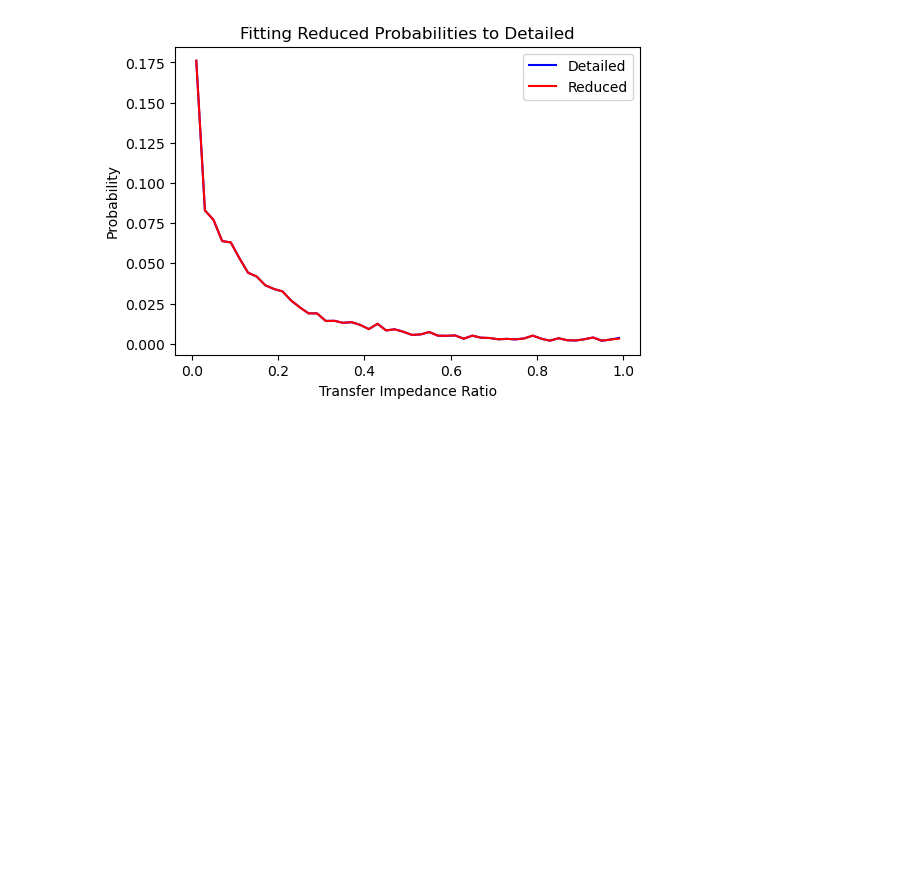
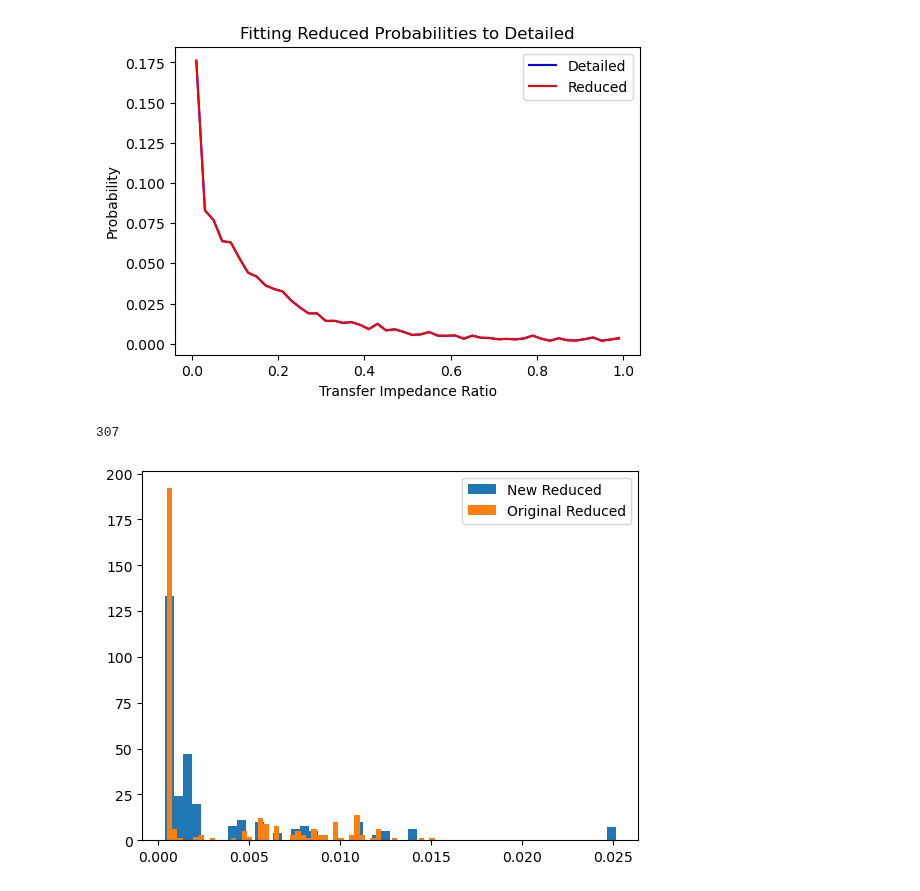
Before and after one commit to davidfague/Neural-Modeling, a Jupyter notebook: notebooks/compare_segment_probs.ipynb, the cells around one changed output. Drawn from its saved outputs; the diff is of its cells as text; code cells hidden in the pictures; blank space fills up the shorter version.

```diff
--- a/notebooks/compare_segment_probs.ipynb
+++ b/notebooks/compare_segment_probs.ipynb
@@ -260,3 +300,14 @@ new_reduced_probs = plot_new_reduced_distribution(simulations_to_compare, num_bi
 # reduced seg probs
 simulations_to_compare["Reduced"]["segs"]["original_probs"] = simulations_to_compare["Reduced"]["segs"]["L"] / sum(simulations_to_compare["Reduced"]["segs"]["L"])
 simulations_to_compare["Reduced"]["segs"]["new_probs"] = new_reduced_probs
+# %%
+len(new_reduced_probs)
+# %% [output]
+307
+# %%
+plt.hist(new_reduced_probs, bins=50, label="New Reduced")
+plt.hist(simulations_to_compare["Reduced"]["segs"]["original_probs"], bins=50, label="Original Reduced")
+plt.legend()
+plt.show()
+# %% [output]
+[figure, added]
```
Also changed, not shown: parts of 5 cells of this notebook, 1 other file.
